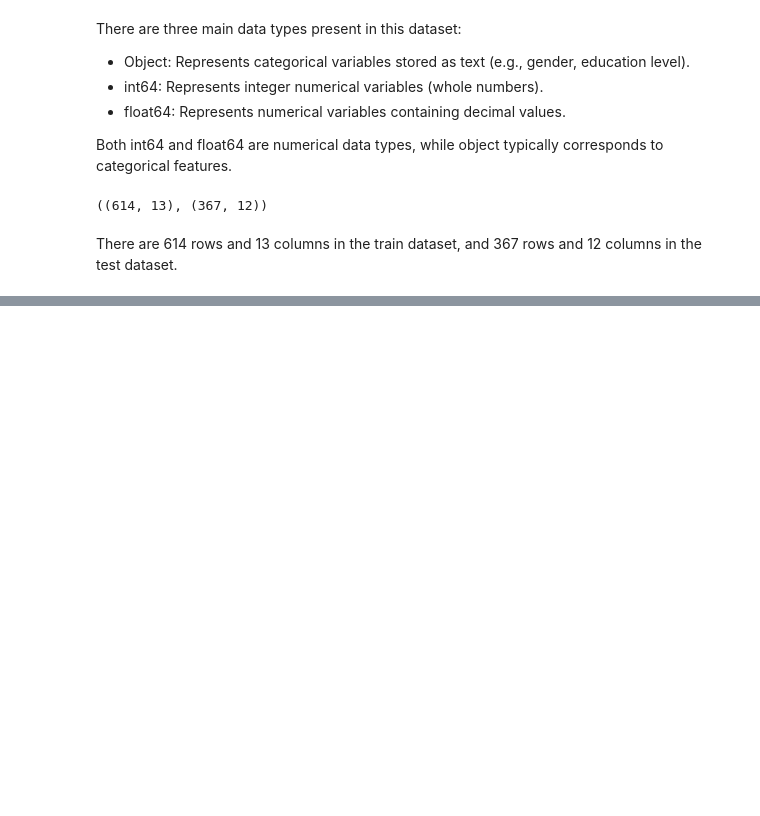
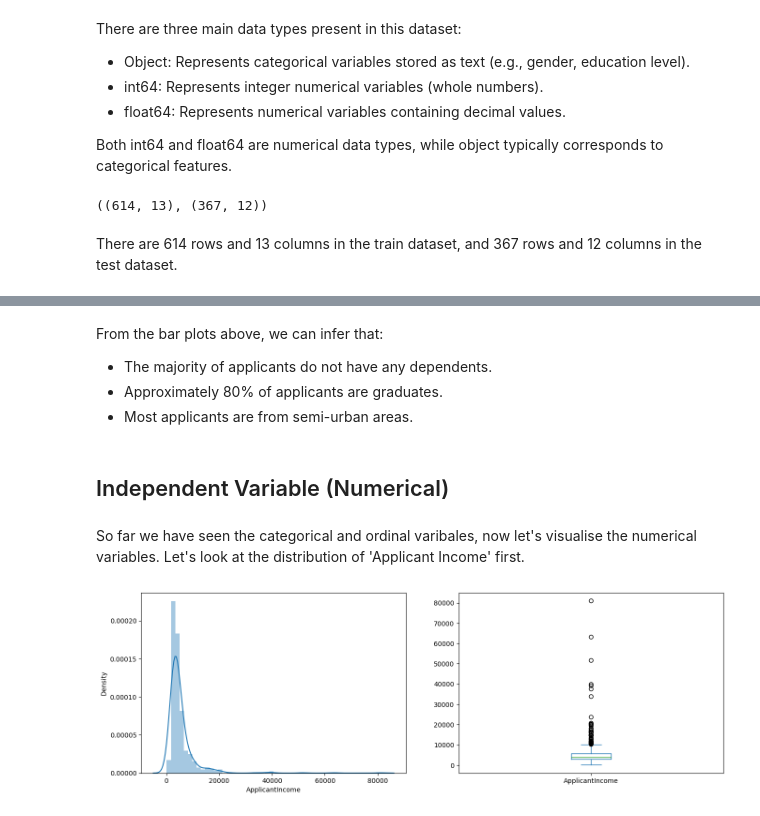
Before and after one commit to HamzaLatif02/Loan_Prediction, a Jupyter notebook: code/data.ipynb, the cells around one changed output, grey strips where cells are left out. Saved outputs shown, nothing was run; the diff lists cells and outputs as text; code cells hidden in the pictures; blank space fills up the shorter version.

```diff
--- a/code/data.ipynb
+++ b/code/data.ipynb
@@ -79,0 +170,19 @@ There are 614 rows and 13 columns in the train dataset, and 367 rows and 12 colu
+# %% [markdown]
+From the bar plots above, we can infer that:
+
+- The majority of applicants do not have any dependents.
+- Approximately 80% of applicants are graduates.
+- Most applicants are from semi-urban areas.
+# %% [markdown]
+## Independent Variable (Numerical)
+# %% [markdown]
+So far we have seen the categorical and ordinal varibales, now let's visualise the numerical variables. Let's look at the distribution of 'Applicant Income' first.
+# %%
+plt.figure(1)
+plt.subplot(121)
+sns.distplot(train_data['ApplicantIncome'])
+plt.subplot(122)
+train_data['ApplicantIncome'].plot.box(figsize=(16,5))
+plt.show()
+# %% [output]
+[figure, added]
```
Also changed, not shown: parts of 49 cells of this notebook.
